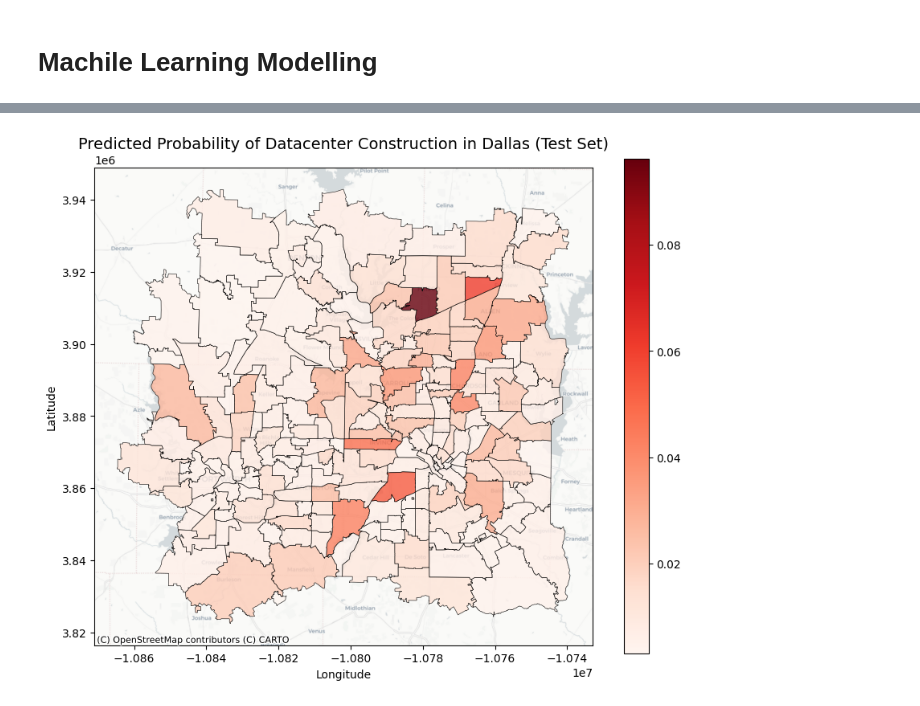
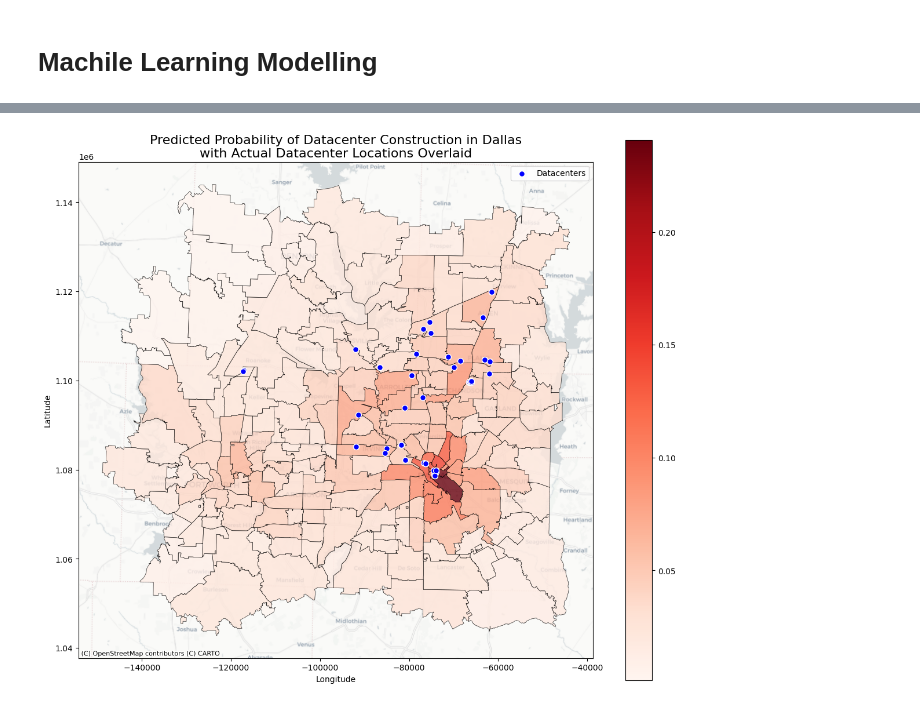
Before and after one commit to Orimadros/datacenter-map, a Jupyter notebook: code/dc_analysis.ipynb, the cells around one changed output, grey strips where cells are left out. Saved outputs shown, nothing was run; the diff lists cells and outputs as text; code cells hidden in the pictures.

```diff
--- a/code/dc_analysis.ipynb
+++ b/code/dc_analysis.ipynb
@@ -24,6 +23,7 @@ zcta.columns = zcta.columns.str.lower()
 datacenters_path = Path.cwd().parent / 'data' / 'processed' / 'successful1.csv'
 datacenters = pd.read_csv(datacenters_path)
 datacenters.drop('Unnamed: 0', inplace=True, axis=1)
+datacenters = datacenters[(datacenters.MW_total_power >= datacenters.MW_total_power.median()) | (datacenters.sqft_total_space >= datacenters.sqft_total_space.median())]
 
 
 # Convert datacenters to GeoDataFrame
@@ -278,3 +249,4 @@ merged_df["datacenter_built"] = (merged_df["datacenter_count"] > 0).astype(int)
 merged_df.drop(columns=["datacenter_count"], inplace=True)
 # %%
 merged_df.drop(columns=["City", "St", "CitySt", "County", "Country", "Coordinates"], inplace=True)
+merged_df.dropna(inplace=True)
@@ -297,11 +412,0 @@ merged_df.fillna(0, inplace=True)  # Replace NaNs with 0
-# %%
-# ✅ Define features (X) and target (y)
-X = merged_df.drop(columns=["datacenter_built", "zcta5"])  # Exclude target & ZIP code
-y = merged_df["datacenter_built"]  # Binary target (1 = datacenter built)
-
-# ✅ Train Logistic Regression Model on Full Dataset
-model = LogisticRegression(max_iter=1000)
-model.fit(X, y)
-
-# ✅ Predict probabilities for all ZIP codes in the dataset
-merged_df["predicted_prob"] = model.predict_proba(X)[:, 1]  # Extract probability of "1"
@@ -346,0 +422,2 @@ zcta_dallas = zcta.merge(dallas_df, left_on="zcta5", right_on="zcta5", how="inne
+# %%
+merged_df = merged_df[merged_df.columns[:25]]
@@ -347,20 +947,28 @@ zcta_dallas = zcta.merge(dallas_df, left_on="zcta5", right_on="zcta5", how="inne
 # %%
-# ✅ Set up the figure
-fig, ax = plt.subplots(figsize=(10, 8))
+# Reproject the datacenter GeoDataFrame to match zcta_dallas CRS if necessary.
+if gdf_datacenters_dallas.crs != zcta_dallas.crs:
+    gdf_datacenters_dallas = gdf_datacenters_dallas.to_crs(zcta_dallas.crs)
 
-# ✅ Plot Dallas ZIP codes with predicted probabilities
-zcta_dallas.plot(column="predicted_prob", cmap="Reds", linewidth=0.5, edgecolor="black",
-                 legend=True, alpha=0.8, ax=ax)
+fig, ax = plt.subplots(figsize=(12, 10))
 
-# ✅ Add a basemap for geographic context
+# Plot the predicted probabilities (choropleth)
+zcta_dallas.plot(column="predicted_prob", cmap="Reds", linewidth=0.5,
+                 edgecolor="black", legend=True, alpha=0.8, ax=ax)
+
+# Overlay the actual datacenter locations as blue circles.
+gdf_datacenters_dallas.plot(ax=ax, marker="o", color="blue", markersize=50,
+                             edgecolor="white", label="Datacenters")
+
+# Add a basemap for context.
 ctx.add_basemap(ax, crs=zcta_dallas.crs, source=ctx.providers.CartoDB.Positron)
 
-# ✅ Formatting
-ax.set_title("Predicted Probability of Datacenter Construction in Dallas (Test Set)", fontsize=14)
+# Set plot title and labels.
+ax.set_title("Predicted Probability of Datacenter Construction in Dallas\nwith Actual Datacenter Locations Overlaid", fontsize=16)
 ax.set_xlabel("Longitude")
 ax.set_ylabel("Latitude")
+ax.legend()
 
-# ✅ Show the map
+plt.tight_layout()
 plt.show()
 # %% [output]
-[figure, old version]
+[figure, new version]
```
Also changed, not shown: parts of 38 cells of this notebook, 4 other files.
